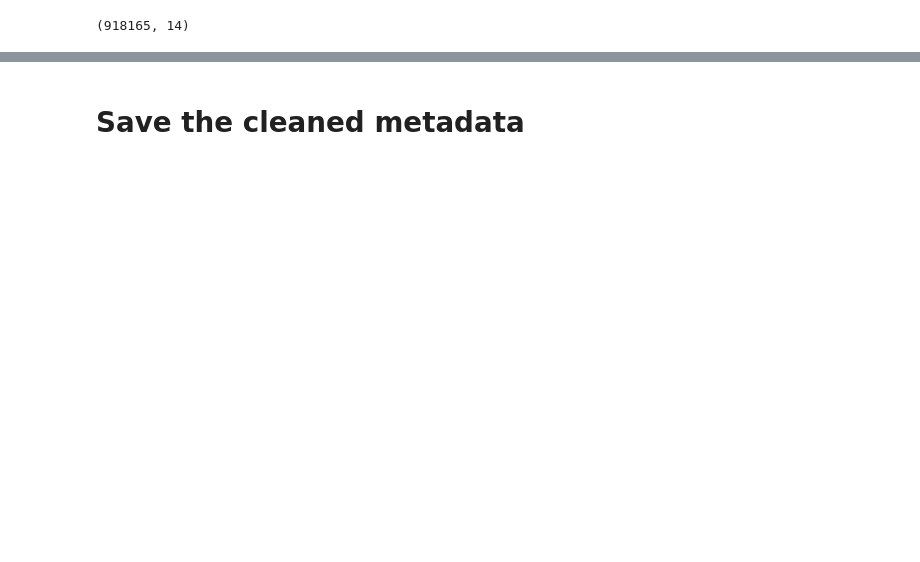
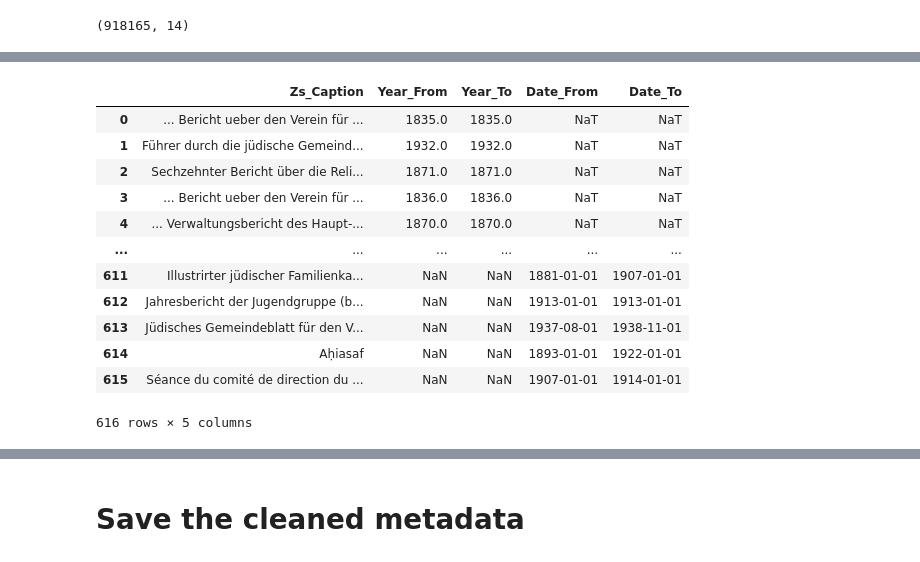
Before and after one commit to bsesic/DNB, a Jupyter notebook: Metadata.ipynb, the cells around one changed output, grey strips where cells are left out. Drawn from its saved outputs; the diff is of its cells as text; code cells hidden in the pictures; blank space fills up the shorter version.

```diff
--- a/Metadata.ipynb
+++ b/Metadata.ipynb
@@ -219,0 +319,9 @@ df_metadata['Heft_Caption'].unique().tolist()
+# %%
+# Extract the year from 'Heft_Caption' column
+year_regex = r'(?:Heft \d{4}\D*)(\d{4})|\b(\d{4})\b'
+extracted_years = df_metadata['Heft_Caption'].str.extract(year_regex)
+
+# Apply lambda function to handle the extracted year values
+df_metadata['Heft_Year'] = extracted_years.apply(lambda x: x[0] if not pd.isnull(x[0]) else x[1], axis=1)
+
+df_metadata.sample(5)
@@ -219,0 +330,14 @@ df_metadata['Heft_Caption'].unique().tolist()
+# %%
+# Check if 'Heft_Year' and 'Year' contain different values
+#  Replace non-finite values in 'Year' with an empty string
+df_metadata['Year'].fillna("", inplace=True)
+
+# Convert 'Year' to string
+df_metadata['Year'] = df_metadata['Year'].astype(str)
+df_metadata['Heft_Year'] = df_metadata['Heft_Year'].astype(str)
+
+# Check if 'Heft_Year' and 'Year' contain different values
+different_values_mask = df_metadata['Heft_Year'] != df_metadata['Year']
+
+# Print rows where the values are different
+df_metadata[different_values_mask]
@@ -219,0 +395,34 @@ df_metadata['Heft_Caption'].unique().tolist()
+# %%
+# Iterate over each unique title in the 'Zs_Caption' column
+for title in unique_titles_df['Zs_Caption']:
+    # Filter df_metadata for the current title
+    title_metadata = df_metadata[df_metadata['Zs_Caption'] == title]
+    # Find the earliest and latest date
+    date_from = title_metadata['Datum'].min()
+    date_to = title_metadata['Datum'].max()
+    # Append the result as a new row to the existing results_df
+    result_df = result_df.append({'Zs_Caption': title, 'Date_From': date_from, 'Date_To': date_to}, ignore_index=True)
+
+# Step 5: Replace NaN values in 'Date_To' with values from 'Date_From'
+result_df['Date_To'].fillna(result_df['Date_From'], inplace=True)
+
+# Step 6: Convert 'Date_From' and 'Date_To' to datetime
+result_df['Date_From'] = pd.to_datetime(result_df['Date_From'])
+result_df['Date_To'] = pd.to_datetime(result_df['Date_To'])
+
+# Print the resulting DataFrame
+result_df
+# %% [output]
+|  | Zs_Caption | Year_From | Year_To | Date_From | Date_To |
+| 0 | ... Bericht ueber den Verein für ... | 1835.0 | 1835.0 | NaT | NaT |
+| 1 | Führer durch die jüdische Gemeind... | 1932.0 | 1932.0 | NaT | NaT |
+| 2 | Sechzehnter Bericht über die Reli... | 1871.0 | 1871.0 | NaT | NaT |
+| 3 | ... Bericht ueber den Verein für ... | 1836.0 | 1836.0 | NaT | NaT |
+| 4 | ... Verwaltungsbericht des Haupt-... | 1870.0 | 1870.0 | NaT | NaT |
+| ... | ... | ... | ... | ... | ... |
+| 611 | Illustrirter jüdischer Familienka... | NaN | NaN | 1881-01-01 | 1907-01-01 |
+| 612 | Jahresbericht der Jugendgruppe (b... | NaN | NaN | 1913-01-01 | 1913-01-01 |
+| 613 | Jüdisches Gemeindeblatt für den V... | NaN | NaN | 1937-08-01 | 1938-11-01 |
+| 614 | Aḥiasaf | NaN | NaN | 1893-01-01 | 1922-01-01 |
+| 615 | Séance du comité de direction du ... | NaN | NaN | 1907-01-01 | 1914-01-01 |
+616 rows × 5 columns
```
Also changed, not shown: parts of 63 cells of this notebook, 6 other files.
